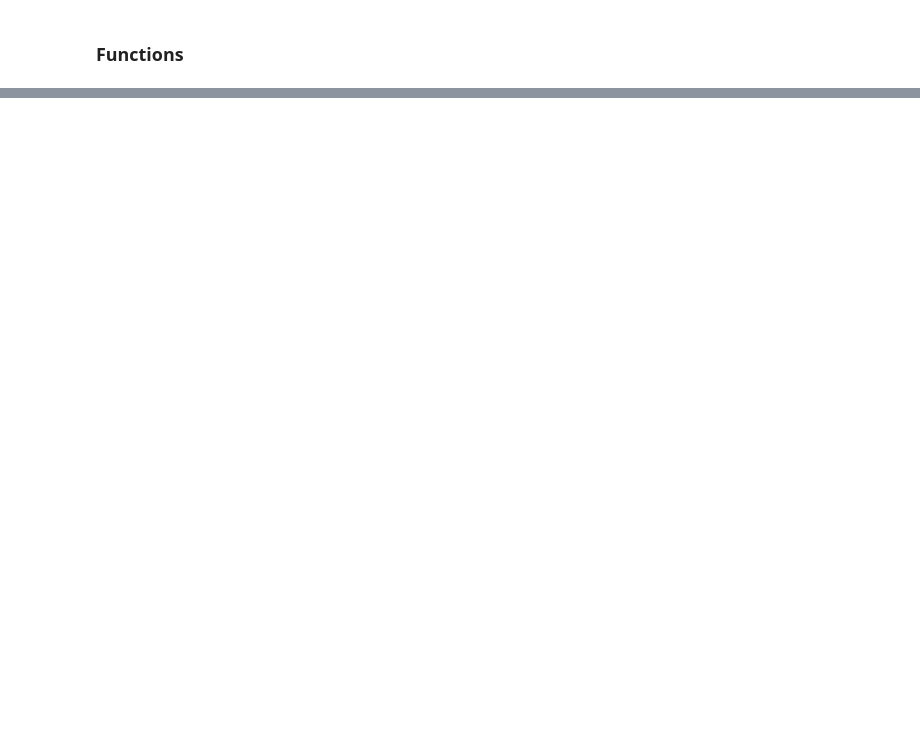
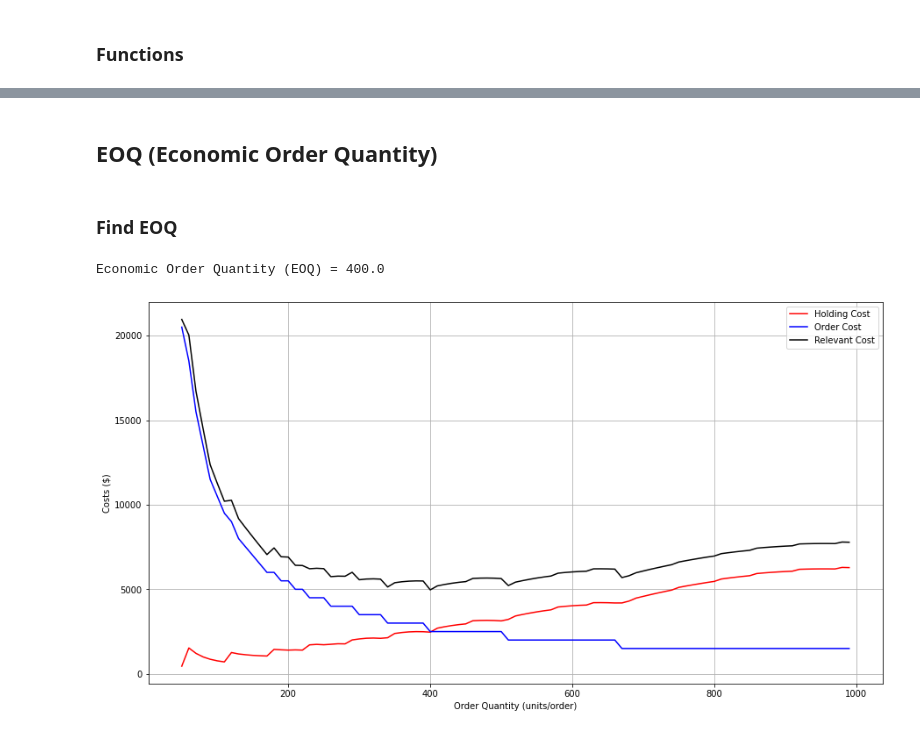
Before and after one commit to ngupta23/inventory-deterministic, a Jupyter notebook: Inventory Management - Deterministic (Class Version).ipynb, the cells around one changed output, grey strips where cells are left out. Cells and saved outputs as stored; diff of their text form; code cells hidden in the pictures; blank space fills up the shorter version.

```diff
--- a/Inventory Management - Deterministic (Class Version).ipynb
+++ b/Inventory Management - Deterministic (Class Version).ipynb
@@ -270,0 +290,2 @@ plt.show()
+# %% [markdown]
+## EOQ (Economic Order Quantity)
@@ -270,0 +398,15 @@ plt.show()
+# %% [markdown]
+### Find EOQ
+# %%
+eoq_finder = FindEOQ(
+    total_demand = TOTAL_DEMAND,
+    total_time = TOTAL_TIME,
+    unit_cost = UNIT_COST,
+    cost_of_placing_order = COST_OF_PLACING_ORDER,
+    holding_cost_per_unit = HOLDING_COST_PER_UNIT,
+    manufacturing_cycle_time = 0
+)
+eoq = eoq_finder.run()
+# %% [output]
+Economic Order Quantity (EOQ) = 400.0
+[figure, added]
```
Also changed, not shown: parts of 39 cells of this notebook.
